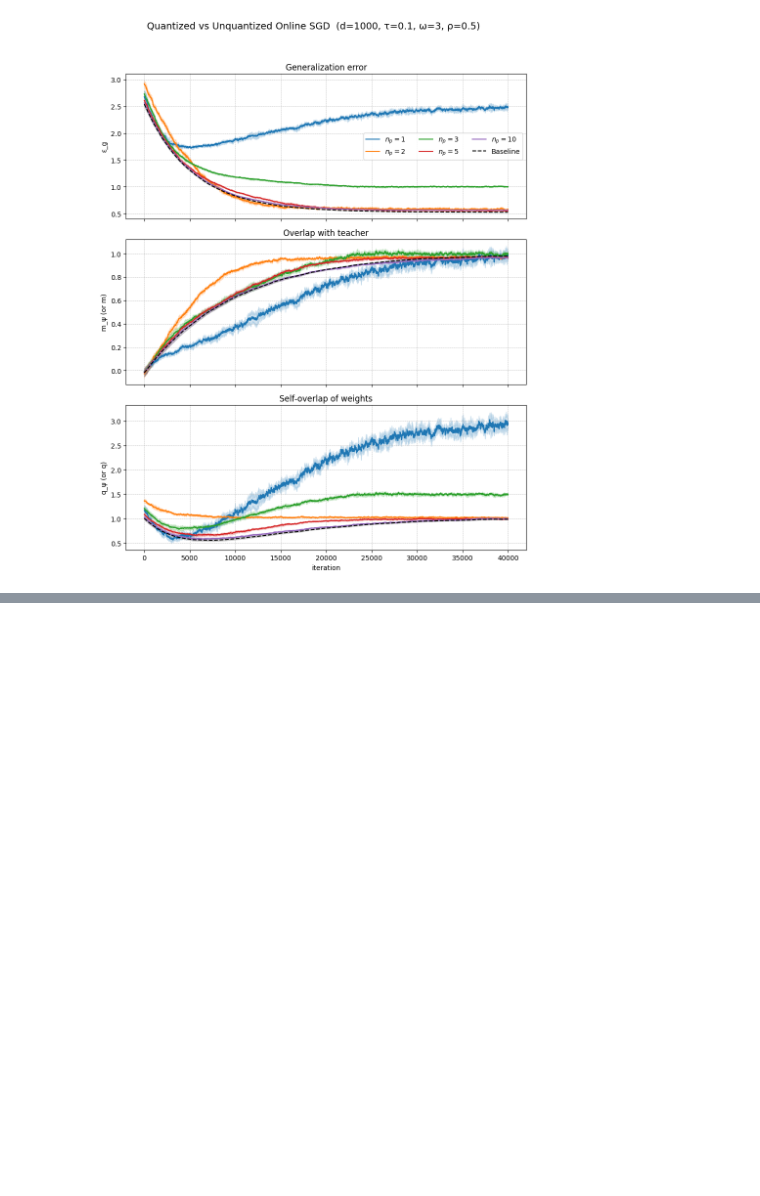
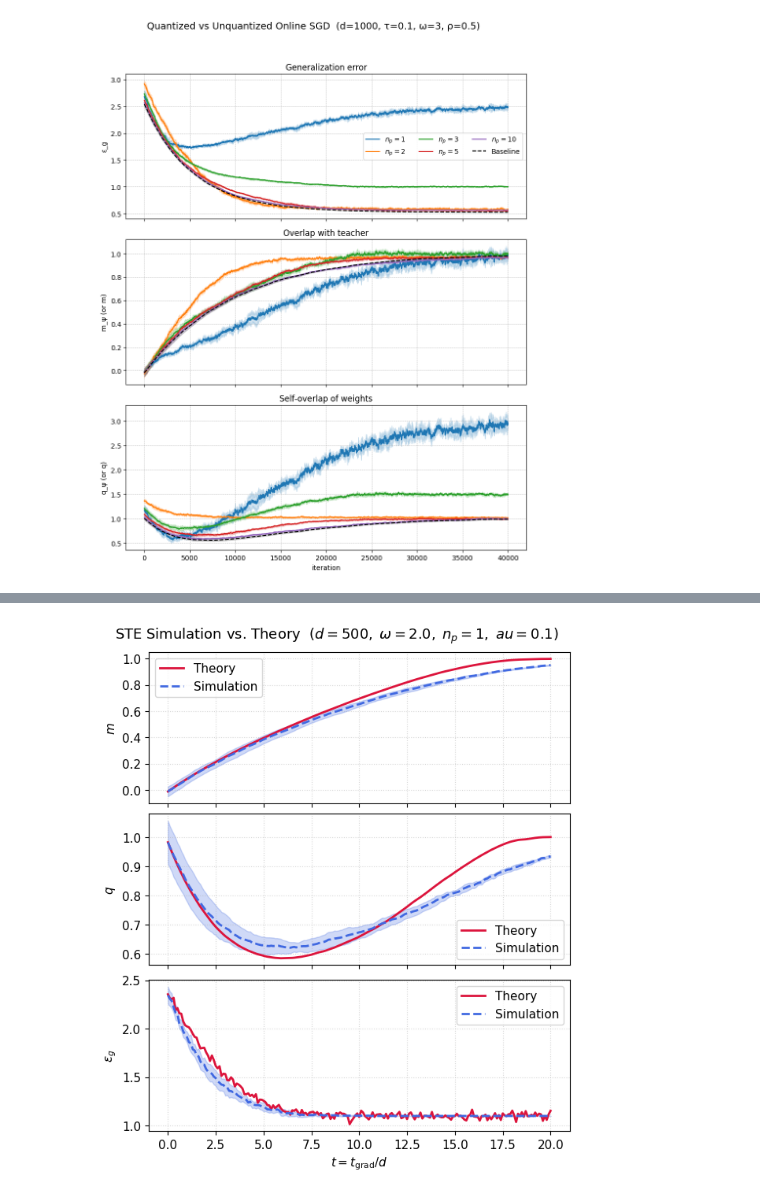
Before and after one commit to Yuma-Ichikawa/statphys-quant, a Jupyter notebook: numerical-experiment.ipynb, the cells around one changed output, grey strips where cells are left out. Saved outputs shown, nothing was run; the diff lists cells and outputs as text; code cells hidden in the pictures; blank space fills up the shorter version.

```diff
--- a/numerical-experiment.ipynb
+++ b/numerical-experiment.ipynb
@@ -314,0 +494,81 @@ plt.show()
+# %%
+import numpy as np, matplotlib.pyplot as plt
+from scipy.integrate import solve_ivp
+plt.rcParams.update({'font.size':11})
+
+# Parameters
+d,tau,omega,n_p,rho,lam = 500,0.1,2.0,1,0.1,0.0
+T_grad,rec,mc_n,n_runs = 10000,50,10000,5
+m0, step = 1.0, 2*omega/(n_p+1)
+
+# Fast quantizer
+def quantize_array(a):
+    idx=np.rint((np.clip(a,-omega,omega)+omega)/step)
+    return -omega + idx*step
+
+def psi_scalar(x):
+    return -omega + np.rint((np.clip(x,-omega,omega)+omega)/step)*step
+
+# Monte Carlo expectation
+def mc_expect(m,q):
+    sig2=q-m**2
+    z=m+np.sqrt(max(sig2,0))*np.random.randn(mc_n)
+    p=psi_scalar(z)
+    return p.mean(),(p**2).mean(),(z*p).mean()
+
+def rhs(t,y):
+    m,q=y
+    e1,e2,e3=mc_expect(m,q)
+    dm=-tau*((1+lam)*e1-1)
+    dq=-2*tau*((1+lam)*e3-m)+tau**2*(m0-2*e1+e2+rho)
+    return dm,dq
+
+# --- Simulation over multiple runs ---
+t_grads=np.arange(0,T_grad+1,rec)
+t_axis=t_grads/d
+M_runs,Q_runs,E_runs=[],[],[]
+
+for seed in range(n_runs):
+    rng=np.random.default_rng(seed)
+    w=rng.standard_normal(d)
+    m_track,q_track,e_track=[],[],[]
+    for t_grad in range(T_grad+1):
+        if t_grad%rec==0:
+            m=(w@np.ones(d))/d; q=(w@w)/d; wq=quantize_array(w)
+            e=m0 - 2*(wq@np.ones(d))/d + (wq@wq)/d + rho
+            m_track.append(m); q_track.append(q); e_track.append(e)
+        x=rng.standard_normal(d)
+        y=(np.ones(d)@x)/np.sqrt(d)+rng.normal(scale=np.sqrt(rho))
+        wq=quantize_array(w)
+        y_hat=(wq@x)/np.sqrt(d)
+        w-=tau*-(y-y_hat)*x/np.sqrt(d)
+    M_runs.append(m_track); Q_runs.append(q_track); E_runs.append(e_track)
+
+M_runs,Q_runs,E_runs=map(np.array,(M_runs,Q_runs,E_runs))
+m_mean,m_std=M_runs.mean(0),M_runs.std(0)
+q_mean,q_std=Q_runs.mean(0),Q_runs.std(0)
+e_mean,e_std=E_runs.mean(0),E_runs.std(0)
+
+# --- ODE solve ---
+sol=solve_ivp(rhs,[0,T_grad/d],[m_mean[0],q_mean[0]],t_eval=t_axis,rtol=1e-4,atol=1e-7)
+m_th,q_th=sol.y
+e_th=[m0-2*mc_expect(m,q)[0]+mc_expect(m,q)[1]+rho for m,q in zip(m_th,q_th)]
+
+# --- Plot ----------
+fig,axes=plt.subplots(3,1,figsize=(6,7),sharex=True,constrained_layout=True)
+def add_panel(ax,mean,std,theory,label):
+    ax.plot(t_axis,theory,color='crimson',lw=2,label='Theory')
+    ax.plot(t_axis,mean,color='royalblue',ls='--',lw=2,label='Simulation')
+    ax.fill_between(t_axis,mean-std,mean+std,color='royalblue',alpha=0.25)
+    ax.set_ylabel(label)
+    ax.grid(True,ls=':',alpha=.5)
+    ax.legend()
+
+add_panel(axes[0],m_mean,m_std,m_th,r'$m$')
+add_panel(axes[1],q_mean,q_std,q_th,r'$q$')
+add_panel(axes[2],e_mean,e_std,e_th,r'$\varepsilon_g$')
+axes[2].set_xlabel(r'$t = t_{\mathrm{grad}}/d$')
+
+fig.suptitle(fr'STE Simulation vs. Theory  '
+             f'($d={d},\; \omega={omega},\; n_p={n_p},\; \tau={tau}$)',fontsize=13)
+# %% [output]
@@ -314,0 +576 @@ plt.show()
+[figure, added]
```
Also changed, not shown: parts of 8 cells of this notebook.
